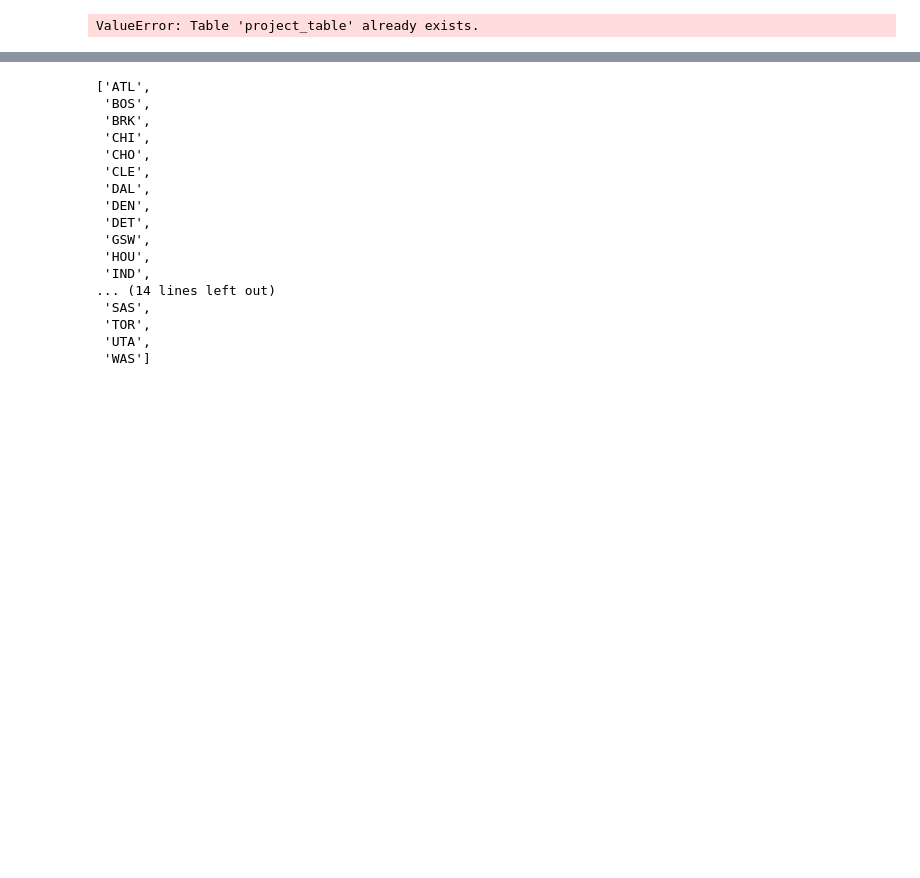
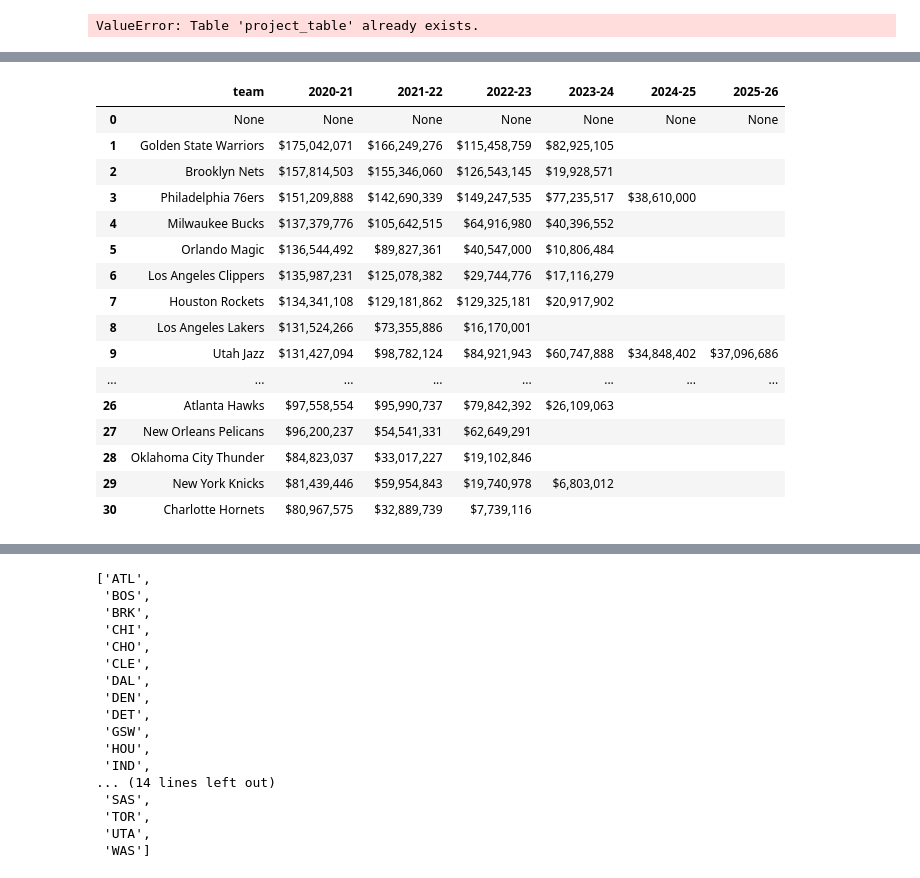
Before and after one commit to gportes24/NBA_salary_analytics, a Jupyter notebook: Resources/starter_code.ipynb, the cells around one changed output, grey strips where cells are left out. Saved outputs shown, nothing was run; the diff lists cells and outputs as text; code cells hidden in the pictures; blank space fills up the shorter version.

```diff
--- a/Resources/starter_code.ipynb
+++ b/Resources/starter_code.ipynb
@@ -891,6 +863,25 @@ team_sals = [[td.getText() for td in rows1[i].findAll('td')]
 money = pd.DataFrame(team_sals, columns= test1)
 # %%
 money.rename(columns={"Team": "team"}, inplace=True)
+money
+# %% [output]
+|  | team | 2020-21 | 2021-22 | 2022-23 | 2023-24 | 2024-25 | 2025-26 |
+| 0 | None | None | None | None | None | None | None |
+| 1 | Golden State Warriors | $175,042,071 | $166,249,276 | $115,458,759 | $82,925,105 |  |  |
+| 2 | Brooklyn Nets | $157,814,503 | $155,346,060 | $126,543,145 | $19,928,571 |  |  |
+| 3 | Philadelphia 76ers | $151,209,888 | $142,690,339 | $149,247,535 | $77,235,517 | $38,610,000 |  |
+| 4 | Milwaukee Bucks | $137,379,776 | $105,642,515 | $64,916,980 | $40,396,552 |  |  |
+| 5 | Orlando Magic | $136,544,492 | $89,827,361 | $40,547,000 | $10,806,484 |  |  |
+| 6 | Los Angeles Clippers | $135,987,231 | $125,078,382 | $29,744,776 | $17,116,279 |  |  |
+| 7 | Houston Rockets | $134,341,108 | $129,181,862 | $129,325,181 | $20,917,902 |  |  |
+| 8 | Los Angeles Lakers | $131,524,266 | $73,355,886 | $16,170,001 |  |  |  |
+| 9 | Utah Jazz | $131,427,094 | $98,782,124 | $84,921,943 | $60,747,888 | $34,848,402 | $37,096,686 |
+| ... | ... | ... | ... | ... | ... | ... | ... |
+| 26 | Atlanta Hawks | $97,558,554 | $95,990,737 | $79,842,392 | $26,109,063 |  |  |
+| 27 | New Orleans Pelicans | $96,200,237 | $54,541,331 | $62,649,291 |  |  |  |
+| 28 | Oklahoma City Thunder | $84,823,037 | $33,017,227 | $19,102,846 |  |  |  |
+| 29 | New York Knicks | $81,439,446 | $59,954,843 | $19,740,978 | $6,803,012 |  |  |
+| 30 | Charlotte Hornets | $80,967,575 | $32,889,739 | $7,739,116 |  |  |  |
 # %%
 team_money= money[["team", "2019-20"]]
 team_money.drop(team_money.index[0], inplace= True)
```
Also changed, not shown: parts of 21 cells of this notebook, 5 other files.
